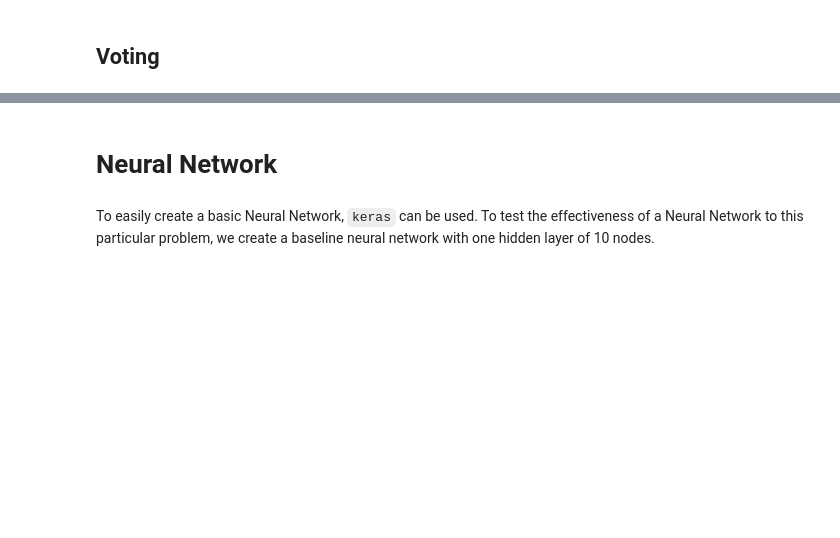
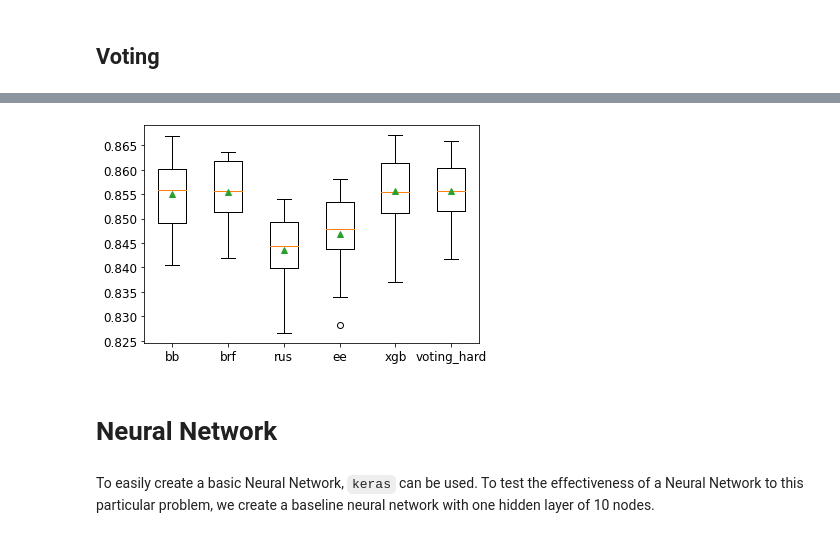
Before and after one commit to LucaCtt/MLDM_Beatrice_Cotti, a Jupyter notebook: MLDM_Beatrice_Cotti.ipynb, the cells around one changed output, grey strips where cells are left out. Drawn from its saved outputs; the diff is of its cells as text; code cells hidden in the pictures; blank space fills up the shorter version.

```diff
--- a/MLDM_Beatrice_Cotti.ipynb
+++ b/MLDM_Beatrice_Cotti.ipynb
@@ -314,6 +353,7 @@ from sklearn.model_selection import train_test_split
 X = dataset.drop("revenue", axis=1)
 y = dataset["revenue"].copy()
 
-X_train, X_test, y_train,  y_test = train_test_split(X, y, test_size=0.3, stratify=y, random_state=42)
+X_train, X_test, y_train,  y_test = train_test_split(
+    X, y, test_size=0.3, stratify=y, random_state=42)
 # %% [markdown]
 ## Recursive Feature Elimination
@@ -375,7 +432,9 @@ We will begin with a baseline decision tree, that we will try to improve upon us
 # %%
 from sklearn.tree import DecisionTreeClassifier
 
-tree_clf = DecisionTreeClassifier(max_depth=2, random_state=42, class_weight="balanced")
+# class_weight=balanced adjusts weights inversely proportional to class frequencies
+tree_clf = DecisionTreeClassifier(
+    max_depth=2, random_state=42, class_weight="balanced")
 tree_clf.fit(X_train, y_train)
 # %% [output]
 DecisionTreeClassifier(class_weight='balanced', max_depth=2, random_state=42)
@@ -814,0 +893,16 @@ evaluate(voting_clf)
+# %%
+from sklearn.ensemble import VotingClassifier
+
+
+def get_models():
+    models = list()
+    models.append(("bb",  grid_bb_clf.best_estimator_))
+    models.append(("brf",  grid_brf_clf.best_estimator_))
+    models.append(("rus",  grid_rus_clf.best_estimator_))
+    models.append(("ee",  grid_ee_clf.best_estimator_))
+    models.append(("xgb",  grid_xgb_clf.best_estimator_))
+    return models
+
+
+voting_clf = VotingClassifier(estimators=get_models(), voting="hard")
+voting_clf.fit(X_train, y_train)
@@ -815,3 +927,25 @@ evaluate(voting_clf)
+# %%
+from sklearn.model_selection import RepeatedStratifiedKFold
+from sklearn.model_selection import cross_val_score
+
+def evaluate_model(model):
+	cv = RepeatedStratifiedKFold(n_splits=5, n_repeats=3, random_state=42)
+	scores = cross_val_score(model, X, y, scoring="balanced_accuracy", cv=cv, n_jobs=-1, error_score="raise")
+	return scores
+
+eval_list=get_models()
+eval_list.append(("voting_hard", voting_clf))
+
+results, names = list(), list()
+for name, model in eval_list:
+	scores = evaluate_model(model)
+	results.append(scores)
+	names.append(name)
+# %%
+plt.boxplot(results, labels=names, showmeans=True)
+plt.show()
+# %% [output]
+[figure, added]
 # %% [markdown]
 # Neural Network
 # %% [markdown]
```
Also changed, not shown: parts of 65 cells of this notebook, 2 other files.
